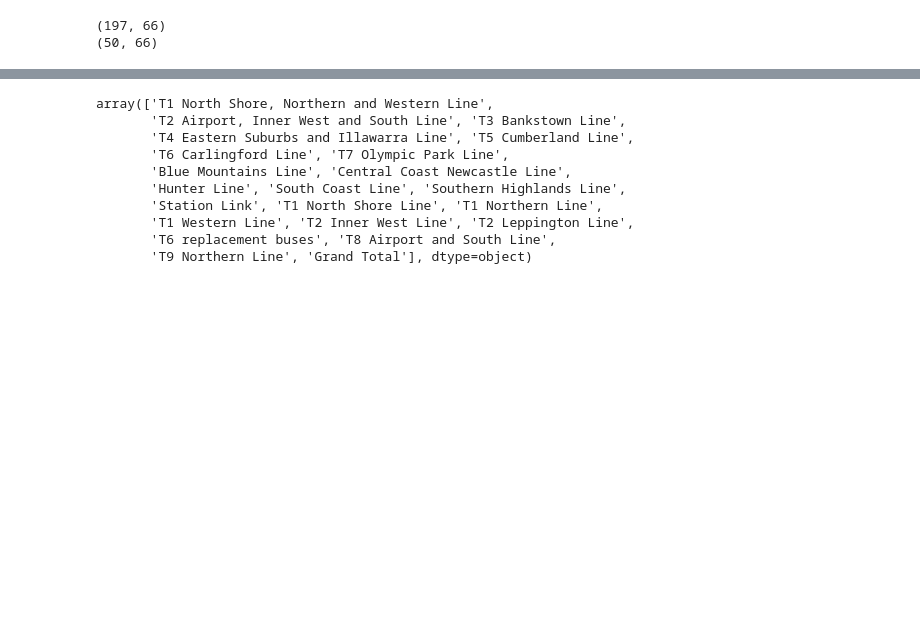
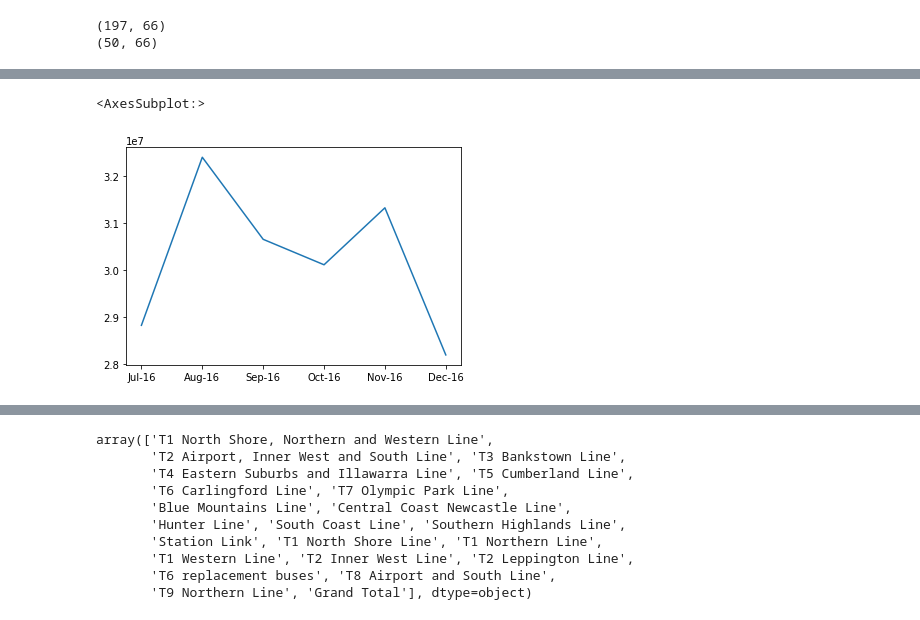
Before and after one commit to lionscanroar/Transport-Analysis, a Jupyter notebook: Project Main .ipynb, the cells around one changed output, grey strips where cells are left out. Drawn from its saved outputs; the diff is of its cells as text; code cells hidden in the pictures; blank space fills up the shorter version.

```diff
--- a/Project Main .ipynb
+++ b/Project Main .ipynb
@@ -552,0 +679,19 @@ data['Dec-19'].max()
+# %%
+data_2016 = []
+data_2017 = []
+data_2018 = []
+data_2019 =[]
+data_2020=[]
+data_2021=[]
+for i in range(2,8):
+    data_2016.append(data_c.columns[i])
+for i in range(8,20):
+    data_2017.append(data_c.columns[i])
+for i in range(20,32):
+    data_2018.append(data_c.columns[i])
+for i in range(32,44):
+    data_2019.append(data_c.columns[i])
+for i in range(44,56):
+    data_2020.append(data_c.columns[i])
+for i in range(56,65):
+    data_2021.append(data_c.columns[i])
@@ -552,0 +746,5 @@ data['Dec-19'].max()
+# %%
+data_16.sum().plot()
+# %% [output]
+<AxesSubplot:>
+[figure, added]
```
Also changed, not shown: parts of 49 cells of this notebook.
